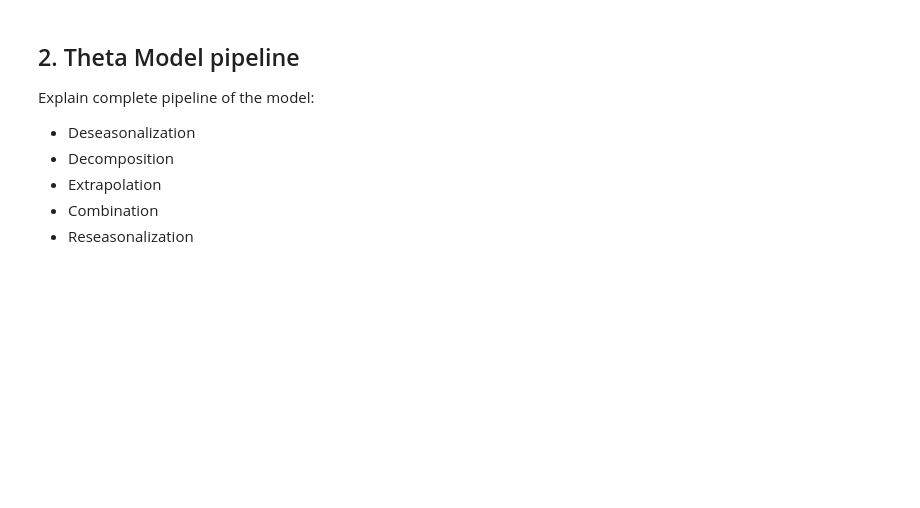
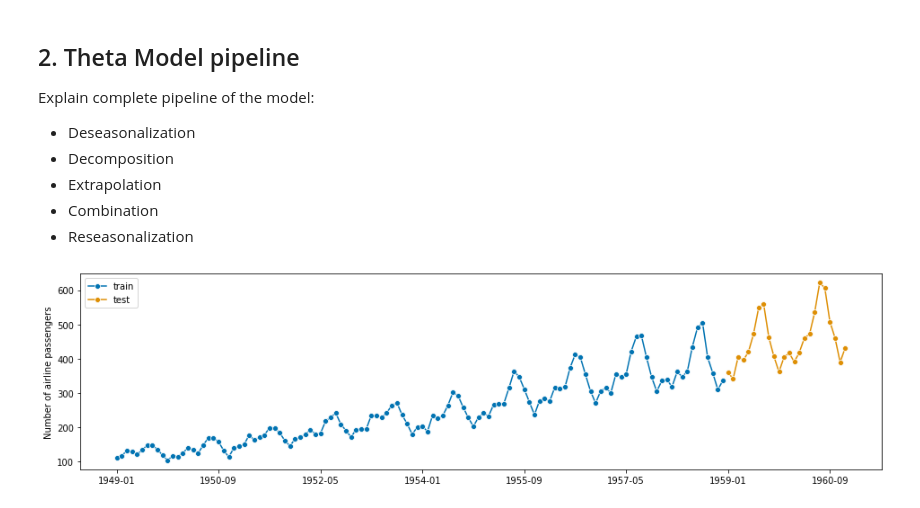
Before and after one commit to claudia-hm/datascience-explained, a Jupyter notebook: time-series/Theta Model.ipynb, the cells around one changed output. Drawn from its saved outputs; the diff is of its cells as text; code cells hidden in the pictures; blank space fills up the shorter version.

```diff
--- a/time-series/Theta Model.ipynb
+++ b/time-series/Theta Model.ipynb
@@ -61,3 +76,8 @@ Explain complete pipeline of the model:
 * Extrapolation
 * Combination
 * Reseasonalization
+# %%
+y_train, y_test = y[:-24], y[-24:]
+fig, ax = plot_series(y_train, y_test, labels=["train", "test"])
+# %% [output]
+[figure, added]
```
Also changed, not shown: parts of 32 cells of this notebook.
